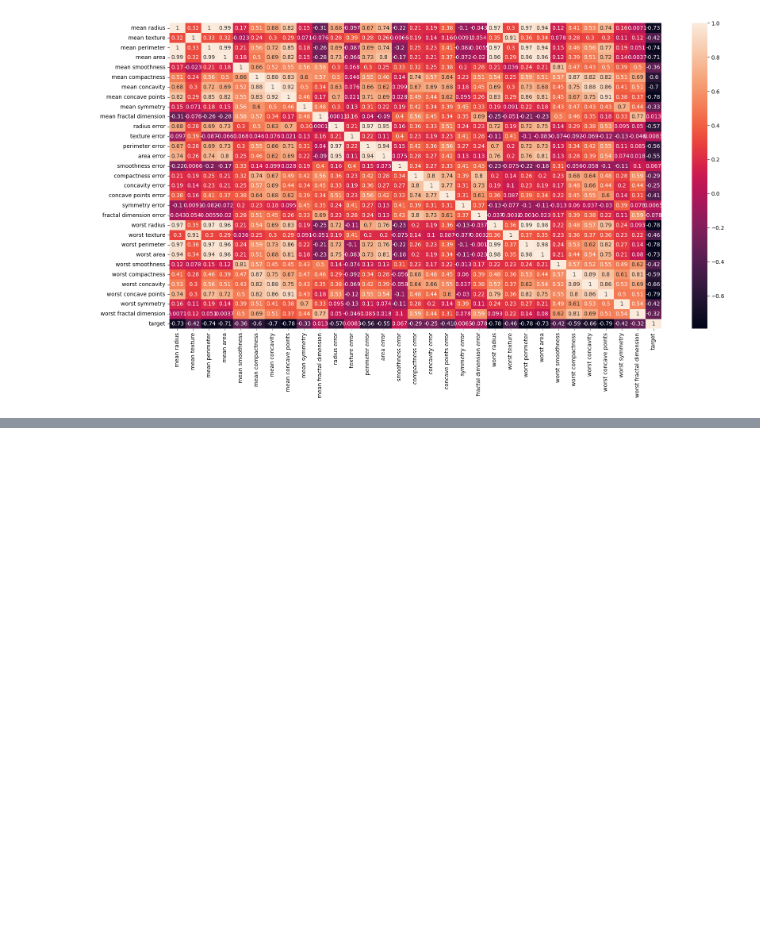
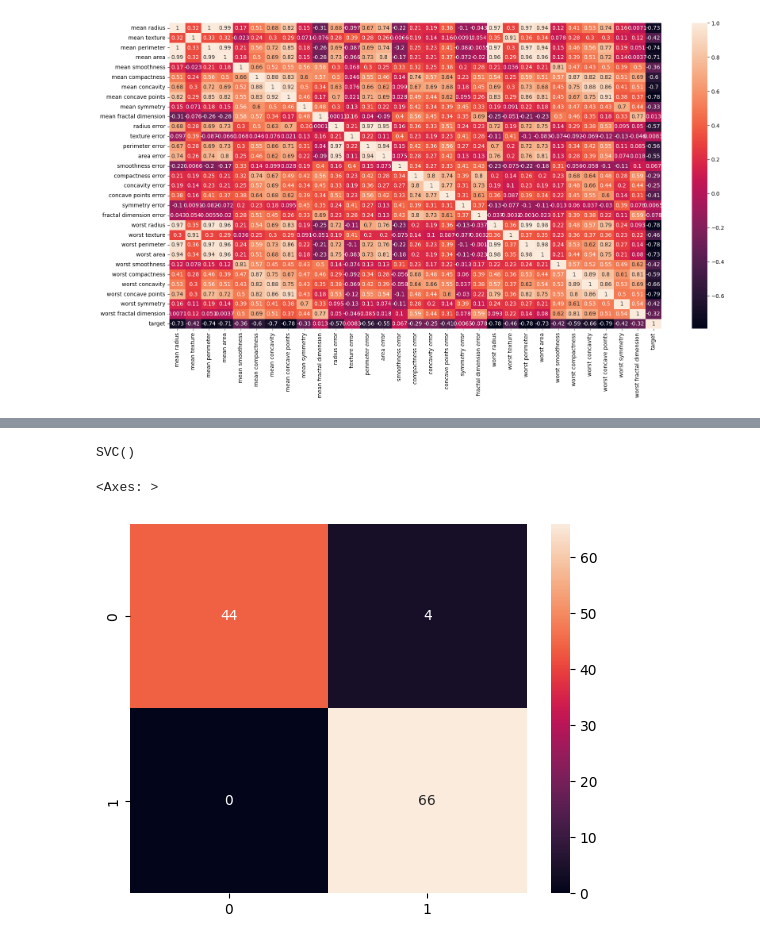
Before and after one commit to UtsavAch/ML, a Jupyter notebook: 1-BreastCancerClassification/breast-cancer.ipynb, the cells around one changed output, grey strips where cells are left out. Cells and saved outputs as stored; diff of their text form; code cells hidden in the pictures; blank space fills up the shorter version.

```diff
--- a/1-BreastCancerClassification/breast-cancer.ipynb
+++ b/1-BreastCancerClassification/breast-cancer.ipynb
@@ -132,0 +223,18 @@ sns.heatmap(df_cancer.corr(), annot=True)
+# %%
+#Scaling the test data
+min_test = X_test.min()
+range_test = (X_test - min_test).max()
+X_test_scaled = (X_test - min_test)/range_test
+# %%
+svc_model.fit(X_train_scaled, y_train)
+# %% [output]
+SVC()
+# %%
+y_predict = svc_model.predict(X_test_scaled)
+# %%
+#Confusion matrix after scaling the data
+cm = confusion_matrix(y_test, y_predict)
+sns.heatmap(cm, annot=True)
+# %% [output]
+<Axes: >
+[figure, added]
```
Also changed, not shown: parts of 29 cells of this notebook, 1 other file.
